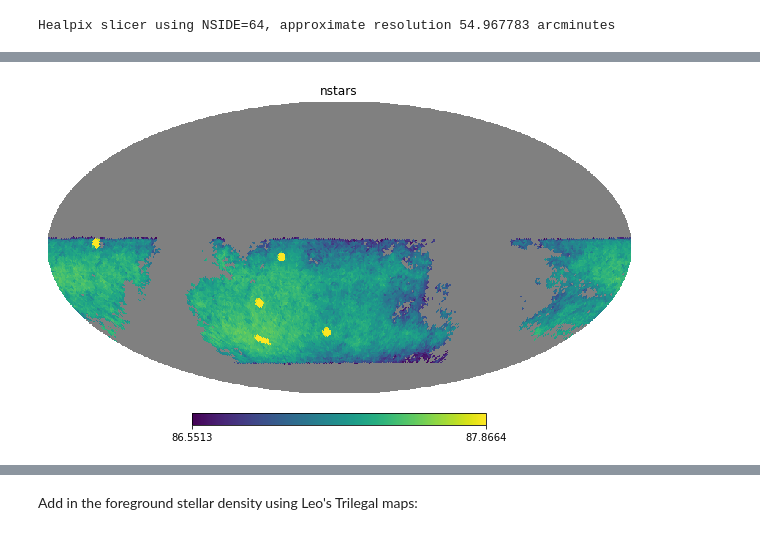
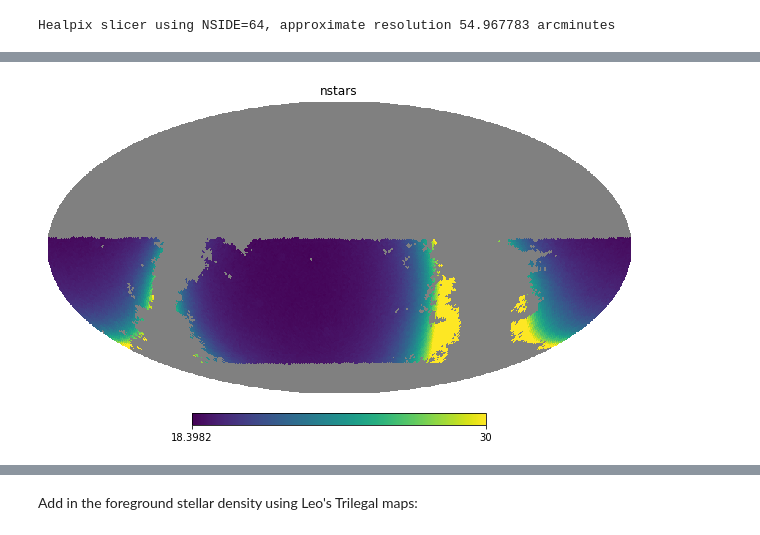
Before and after one commit to jeffcarlin/SMWLV-metrics, a Jupyter notebook: notebooks/LV_metric_scratch_v2.ipynb, the cells around one changed output, grey strips where cells are left out. Drawn from its saved outputs; the diff is of its cells as text; code cells hidden in the pictures.

Commit message:
Add foreground stellar density.

```diff
--- a/notebooks/LV_metric_scratch_v2.ipynb
+++ b/notebooks/LV_metric_scratch_v2.ipynb
@@ -26,7 +28,8 @@ conn = db.OpsimDatabase(dbFile)
 outDir='temp'
 resultsDb = db.ResultsDb(outDir=outDir)
 # %%
-nside=64
+#nside=4096 # ~approximate resolution 0.858872 arcminutes
+nside = 64
 bundleList = []
 #sql=''
 sql = 'filter="g" or filter="i"'
@@ -39,17 +42,14 @@ slicer = slicers.HealpixSlicer(nside=nside)
 #plotDict = {}
 plotDict = {}
 
-# Let's plug in the magnitudes for one type
-#metric = ColorDistMetric(mags={'g': 0.0, 'i': -1.0}, fiducial_band='i', metricName='RGBColorDist')
-##summaryStats = [VolumeSumMetric(nside=nside)]
-#bundleList.append(metricBundles.MetricBundle(metric,slicer,sql, plotDict=plotDict,
-#                                             runName=runName))
-##                                             summaryMetrics=summaryStats,
-
 # Now the mags for another type
-metric_ngal = depthLimitedNumGalMetric.DepthLimitedNumGalMetric(nfilters_needed=2, metricName='numGal')
+metric_ngal = depthLimitedNumGalMetric.DepthLimitedNumGalMetric(nfilters_needed=2, nside=nside, lim_ebv=0.2, metricName='numGal')
 bundleList.append(metricBundles.MetricBundle(metric_ngal,slicer,sql, plotDict=plotDict,
                                              runName=runName))
+
+mafMap = maps.StellarDensityMap()
+metric_nstar = metrics.StarDensityMetric(rmagLimit=27.5,metricName='nstars_rmag<28')
+bundleList.append(metricBundles.MetricBundle(metric_nstar,slicer, sql, mapsList=[mafMap], plotDict=plotDict, runName=runName))
 # %% [output]
 Healpix slicer using NSIDE=64, approximate resolution 54.967783 arcminutes
 # %%
@@ -74,16 +77,32 @@ Plotting complete.
 # S/N = S/sqrt(S+N) ~ S/sqrt(N)
 # %%
 ngal = bg.bundleDict['_sims_maf_fbs_1_7_baseline_baseline_nexp2_v1_7_10yrs_numGal_g_or_i_HEAL'].metricValues
+nstar = bg.bundleDict['_sims_maf_fbs_1_7_baseline_baseline_nexp2_v1_7_10yrs_nstars_rmaglt28_g_or_i_HEAL'].metricValues
+# %%
+# Calculate the factor to go from number per healpix to number per square arcminute or per square arcsec
+pixarea_deg = hp.nside2pixarea(nside, degrees=True)*(u.degree**2)
+pixarea_arcmin = pixarea_deg.to(u.arcmin**2)
+pixarea_arcsec = pixarea_deg.to(u.arcsec**2)
+# %%
+# Number of galaxies is the total in each healpix. Convert to number per sq. arcmin:
+ngal_per_arcmin = ngal/pixarea_arcmin
+
+# Star density is number of stars per square arcsec. Convert to a total number per healpix, then number per sq. arcmin:
+nstar_per_healpix = nstar*pixarea_arcsec
+nstar_per_arcmin = nstar_per_healpix/pixarea_arcmin
 # %%
 # Account for:
-#  - fraction of CMD area being selected
-#  - star-galaxy separation removes x% of galaxy contaminants
+#  - cmd_frac: fraction of CMD area being selected
+#  - stargal_contamination: what fraction of objects in your "star" selection after star-galaxy separation are background galaxy contaminants?
 
 cmd_frac = 0.1
-stargal_frac_removed = 0.05
-nsigma = 5.0
+stargal_contamination = 0.40
+nsigma = 10.0
 
 # Output: number of stars required to reach our requested S/N
-dum = hp.mollview(nsigma*np.sqrt(ngal*(cmd_frac*stargal_frac_removed)), title='nstars')
+#dum = hp.mollview(ngal_per_arcmin, title='ngxs')
+#dum = hp.mollview(nstar_per_arcmin, title='nstars')
+#dum = hp.mollview(nsigma*np.sqrt(ngal_per_arcmin*(cmd_frac*stargal_contamination)), title='nstars')
+dum = hp.mollview(nsigma*np.sqrt(ngal_per_arcmin*(cmd_frac*stargal_contamination)+(nstar_per_arcmin*cmd_frac)), title='nstars', max=30)
 # %% [output]
-[figure, old version]
+[figure, new version]
```
Also changed, not shown: parts of 9 cells of this notebook.
